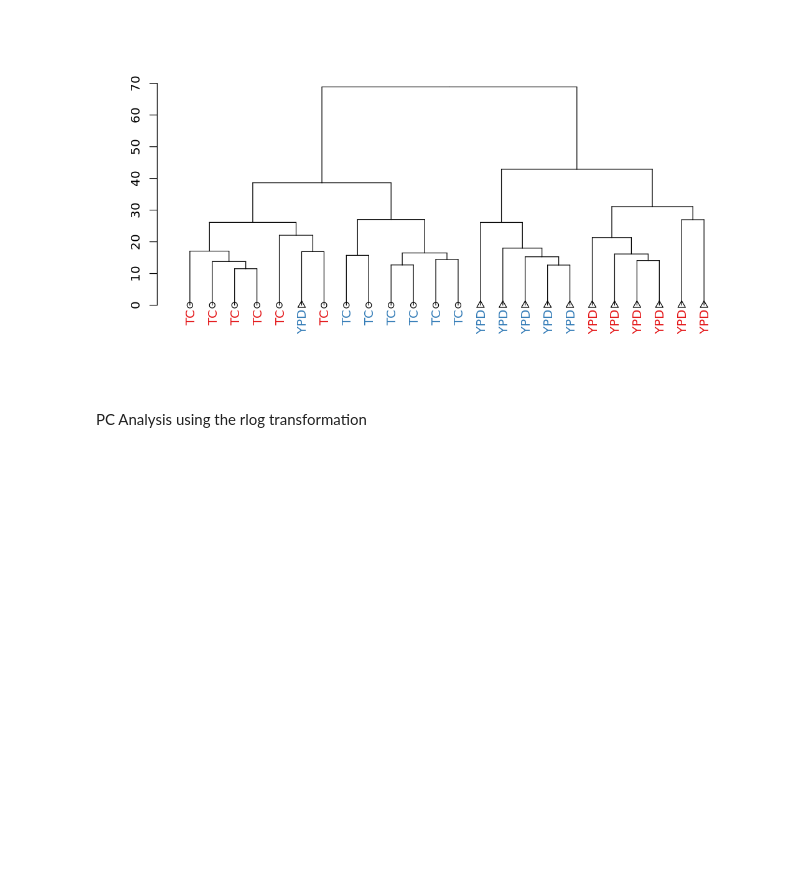
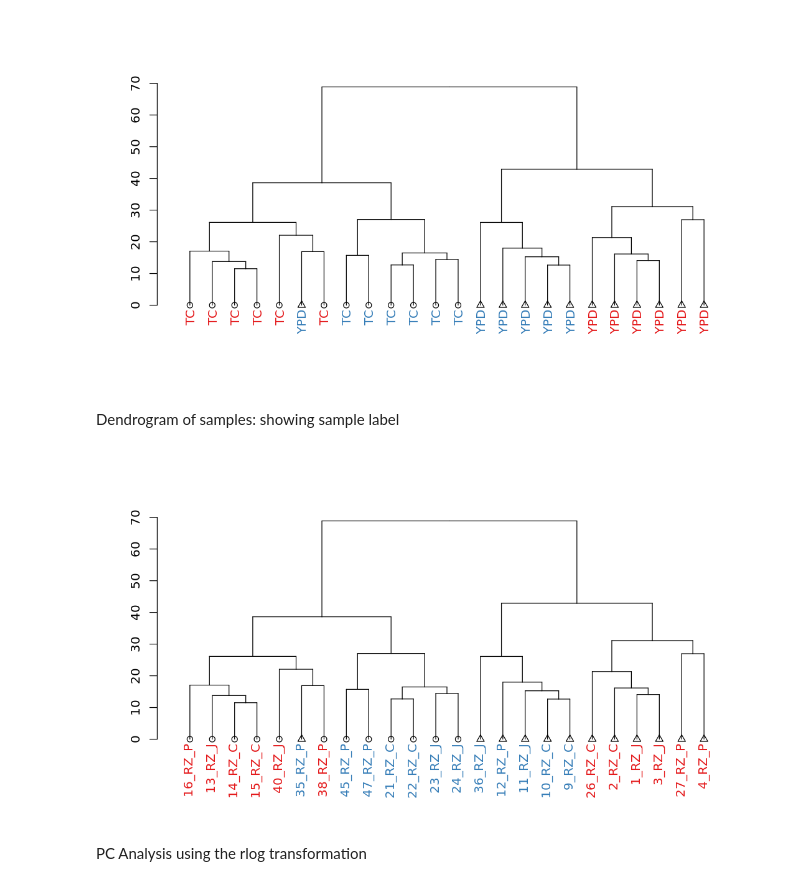
Before and after one commit to ofetad/HTS-notebooks, a Jupyter notebook: pilot/03_Intro_to_DESeq.ipynb, the cells around one changed output. Cells and saved outputs as stored; diff of their text form; code cells hidden in the pictures; blank space fills up the shorter version.

```diff
--- a/pilot/03_Intro_to_DESeq.ipynb
+++ b/pilot/03_Intro_to_DESeq.ipynb
@@ -848,6 +839,12 @@ Dendrogram of samples: showing media of each sample
 dendplot(mydend, columnData, "Media", "Strain", "Media") %>% plot
 # %% [output]
 [figure]
+# %% [markdown]
+Dendrogram of samples: showing sample label
+# %%
+dendplot(mydend, columnData, "Label", "Strain", "Media") %>% plot
+# %% [output]
+[figure, added]
 # %% [markdown]
 PC Analysis using the rlog transformation
 # %%
```
Also changed, not shown: parts of 10 cells of this notebook, 2 other files.
